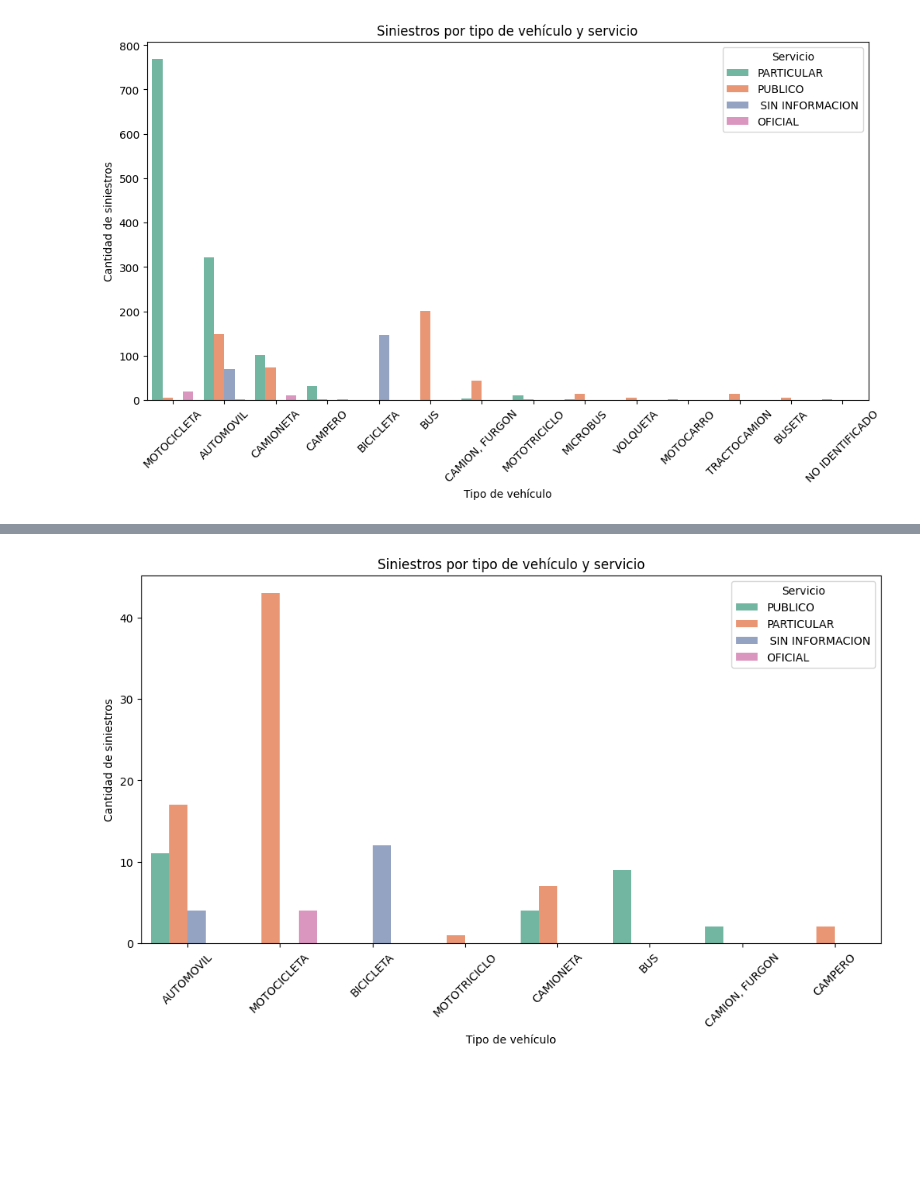
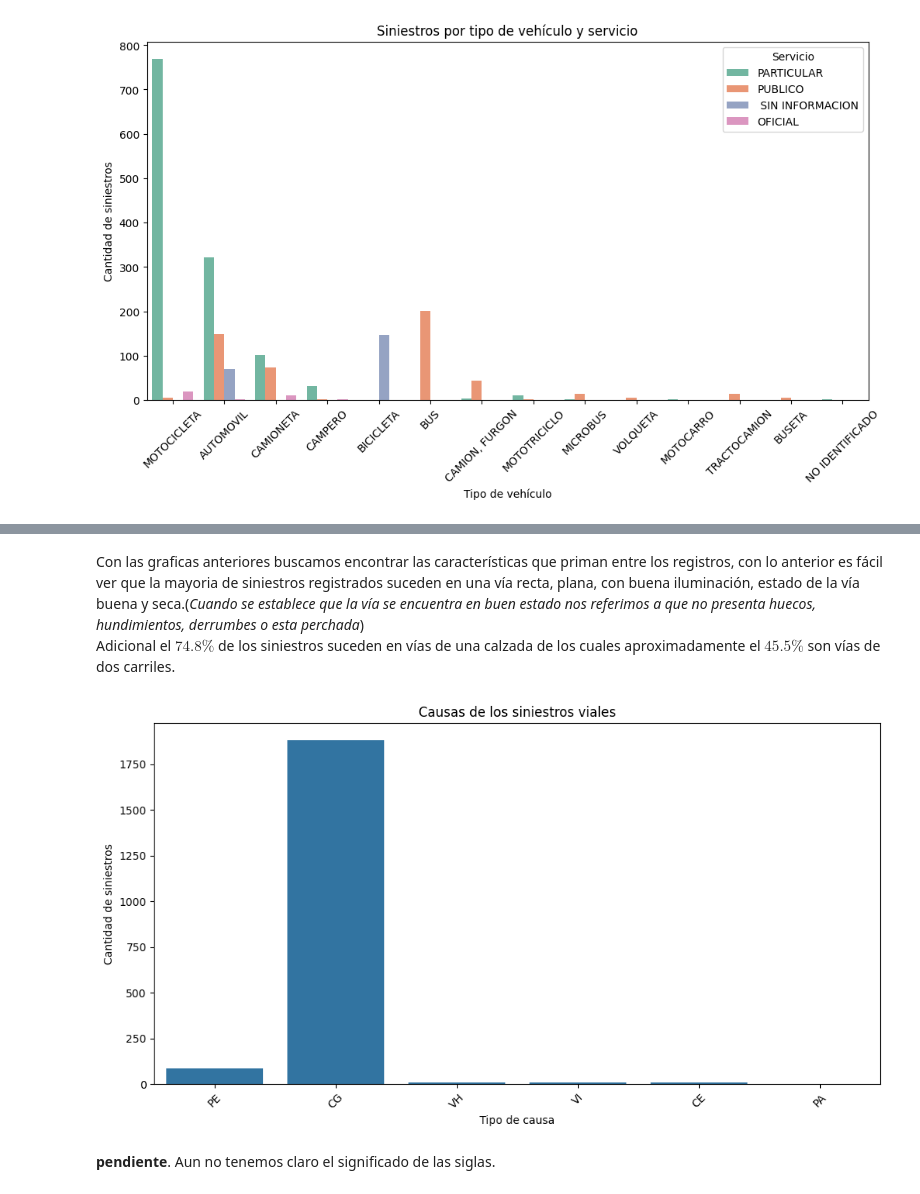
Before and after one commit to bermudez05/Siniestralidad_Bogota_BD, a Jupyter notebook: Entregable.ipynb, the cells around one changed output, grey strips where cells are left out. Drawn from its saved outputs; the diff is of its cells as text; code cells hidden in the pictures; blank space fills up the shorter version.

```diff
--- a/Entregable.ipynb
+++ b/Entregable.ipynb
@@ -694,12 +755,16 @@ memory usage: 13.7+ KB
+# %% [markdown]
+Con las graficas anteriores buscamos encontrar las características que priman entre los registros, con lo anterior es fácil ver que la mayoria de siniestros registrados suceden en una vía recta, plana, con buena iluminación, estado de la vía buena y seca.(*Cuando se establece que la vía se encuentra en buen estado nos referimos a que no presenta huecos, hundimientos, derrumbes o esta perchada*)
+Adicional el $74.8\%$ de los siniestros suceden en vías de una calzada de los cuales aproximadamente el $45.5\%$ son vías de dos carriles.
 # %%
 # Gráfica de barras agrupadas
 plt.figure(figsize=(12, 6))
-sb.countplot(data=df_merged, x='CLASE', hue='SERVICIO', palette='Set2')
-plt.title('Siniestros por tipo de vehículo y servicio')
-plt.xlabel('Tipo de vehículo')
+sb.countplot(data=causa_data, x='TIPO')
+plt.title('Causas de los siniestros viales')
+plt.xlabel('Tipo de causa')
 plt.ylabel('Cantidad de siniestros')
 plt.xticks(rotation=45)
-plt.legend(title='Servicio')
 plt.show()
 # %% [output]
-[figure, old version]
+[figure, new version]
+# %% [markdown]
+__pendiente__. Aun no tenemos claro el significado de las siglas.
```
Also changed, not shown: parts of 19 cells of this notebook.
